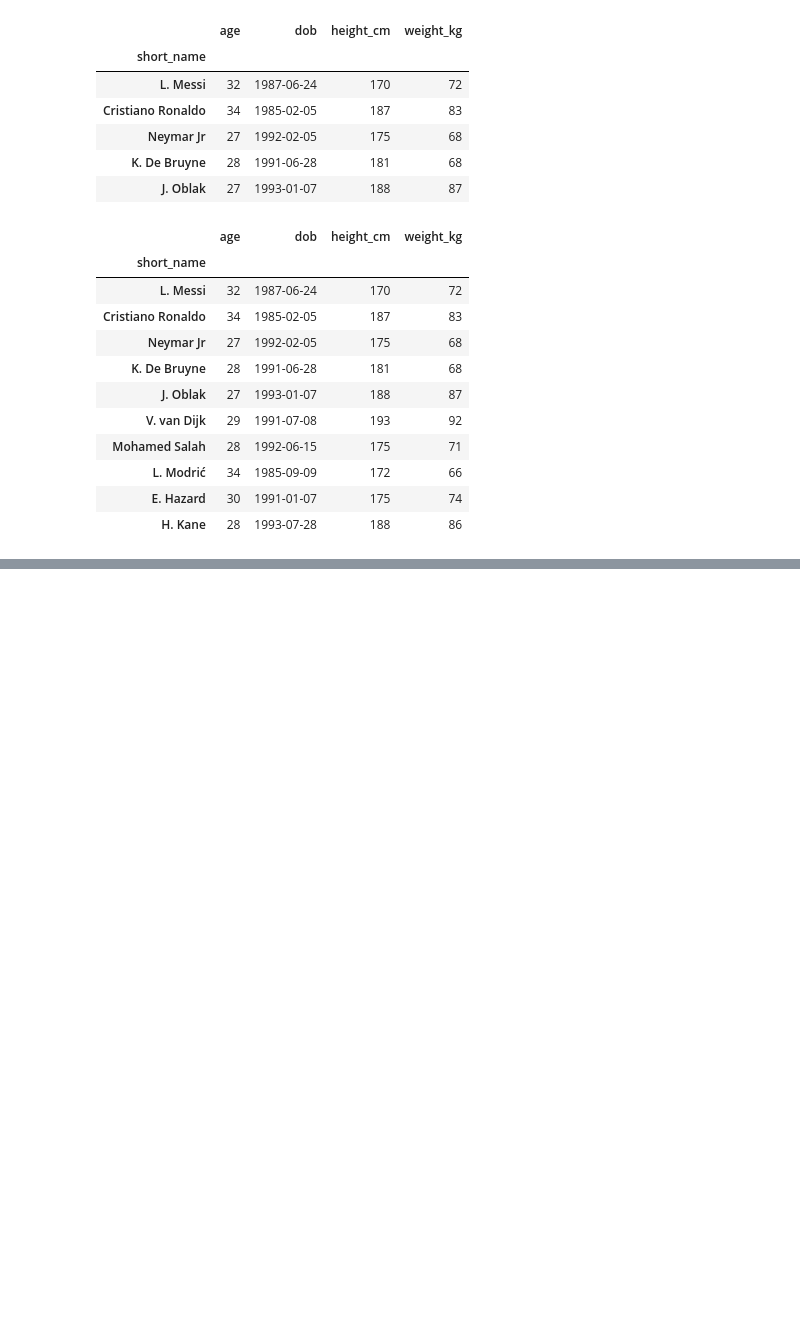
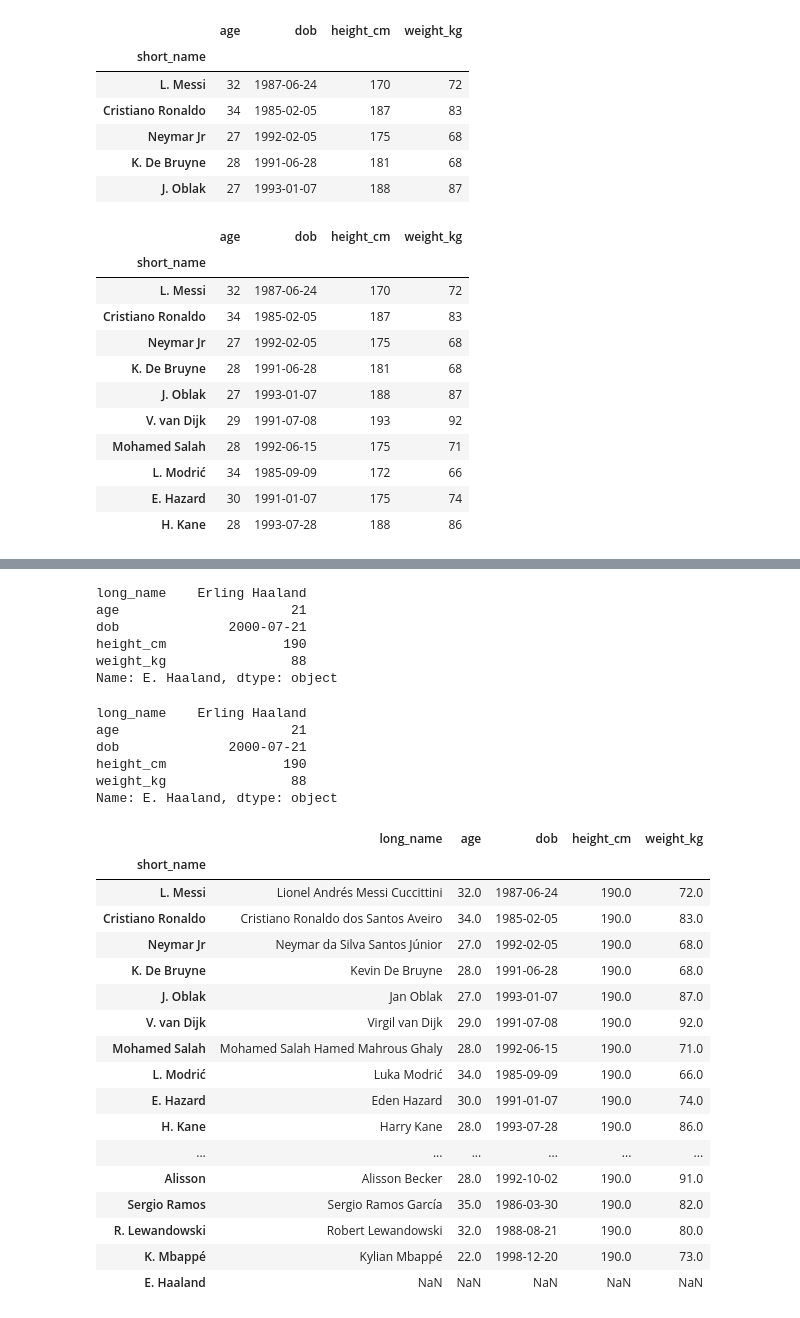
Before and after one commit to Hacker-2027/Data06, a Jupyter notebook: Data06.ipynb, the cells around one changed output, grey strips where cells are left out. Drawn from its saved outputs; the diff is of its cells as text; code cells hidden in the pictures; blank space fills up the shorter version.

```diff
--- a/Data06.ipynb
+++ b/Data06.ipynb
@@ -238,0 +271,5 @@ df.iloc[0:10,columns]
+# %%
+#Set the value to one cell
+#Update Messi height
+df.loc['L. Messi','height_cm'] = 175
+df.head(1)
@@ -238,0 +280,3 @@ df.iloc[0:10,columns]
+# %%
+df.loc[:,'height_cm'] = 190
+df.head()
@@ -238,0 +291,43 @@ df.iloc[0:10,columns]
+# %%
+#get all columns that correspond to player ranked last in fifa
+df.iloc[-1,:]
+# %% [output]
+long_name    Erling Haaland
+age                      21
+dob              2000-07-21
+height_cm               190
+weight_kg                88
+Name: E. Haaland, dtype: object
+# %%
+import numpy as np
+last_row = df.iloc[-1, :].copy()  # copy to avoid modifying original
+df.iloc[-1, :] = np.nan
+last_row # still shows the original values
+# %% [output]
+long_name    Erling Haaland
+age                      21
+dob              2000-07-21
+height_cm               190
+weight_kg                88
+Name: E. Haaland, dtype: object
+# %%
+df
+# %% [output]
+|  | long_name | age | dob | height_cm | weight_kg |
+| short_name |  |  |  |  |  |
+| L. Messi | Lionel Andrés Messi Cuccittini | 32.0 | 1987-06-24 | 190.0 | 72.0 |
+| Cristiano Ronaldo | Cristiano Ronaldo dos Santos Aveiro | 34.0 | 1985-02-05 | 190.0 | 83.0 |
+| Neymar Jr | Neymar da Silva Santos Júnior | 27.0 | 1992-02-05 | 190.0 | 68.0 |
+| K. De Bruyne | Kevin De Bruyne | 28.0 | 1991-06-28 | 190.0 | 68.0 |
+| J. Oblak | Jan Oblak | 27.0 | 1993-01-07 | 190.0 | 87.0 |
+| V. van Dijk | Virgil van Dijk | 29.0 | 1991-07-08 | 190.0 | 92.0 |
+| Mohamed Salah | Mohamed Salah Hamed Mahrous Ghaly | 28.0 | 1992-06-15 | 190.0 | 71.0 |
+| L. Modrić | Luka Modrić | 34.0 | 1985-09-09 | 190.0 | 66.0 |
+| E. Hazard | Eden Hazard | 30.0 | 1991-01-07 | 190.0 | 74.0 |
+| H. Kane | Harry Kane | 28.0 | 1993-07-28 | 190.0 | 86.0 |
+| ... | ... | ... | ... | ... | ... |
+| Alisson | Alisson Becker | 28.0 | 1992-10-02 | 190.0 | 91.0 |
+| Sergio Ramos | Sergio Ramos García | 35.0 | 1986-03-30 | 190.0 | 82.0 |
+| R. Lewandowski | Robert Lewandowski | 32.0 | 1988-08-21 | 190.0 | 80.0 |
+| K. Mbappé | Kylian Mbappé | 22.0 | 1998-12-20 | 190.0 | 73.0 |
+| E. Haaland | NaN | NaN | NaN | NaN | NaN |
```
Also changed, not shown: parts of 21 cells of this notebook.
